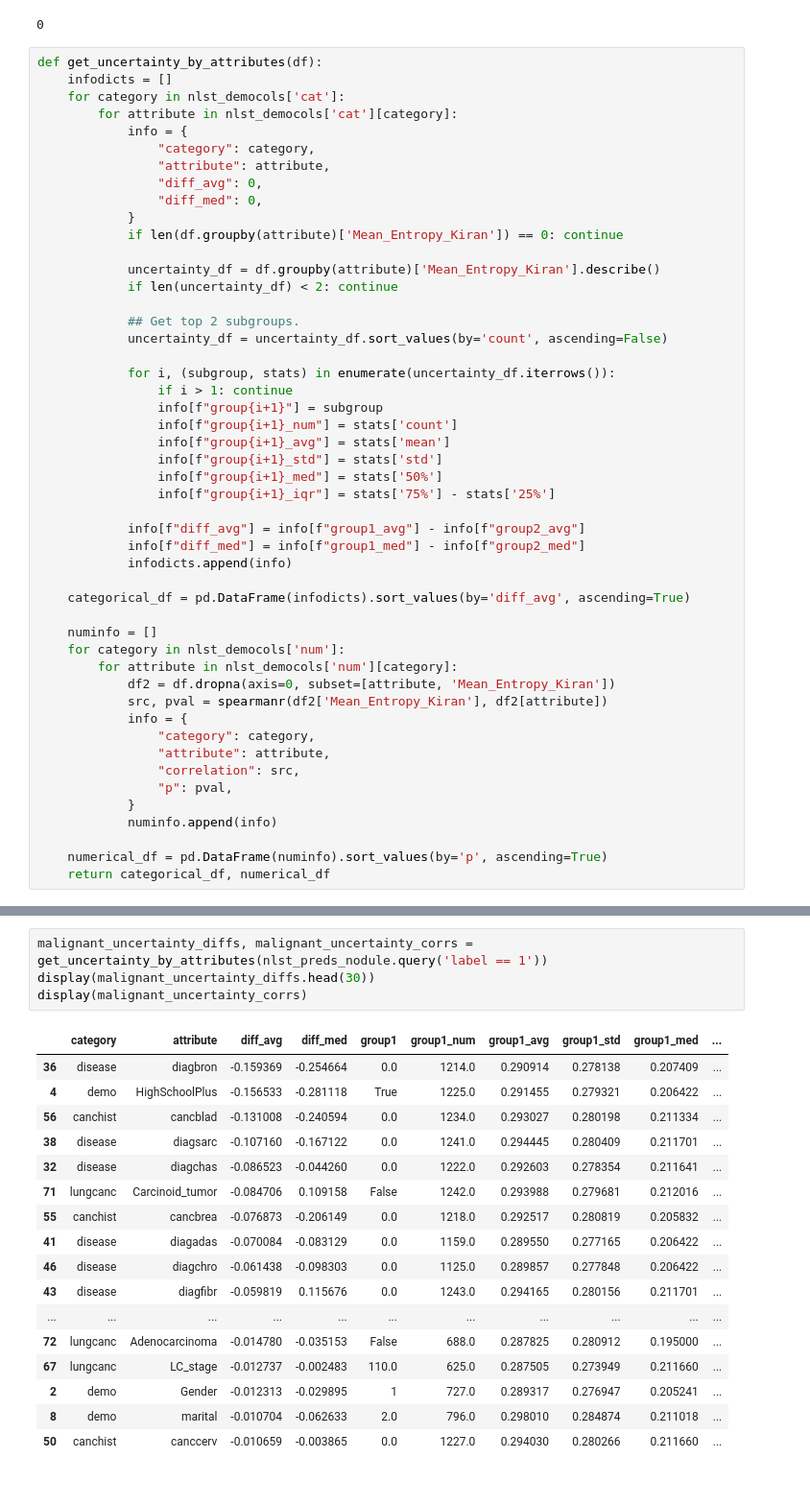
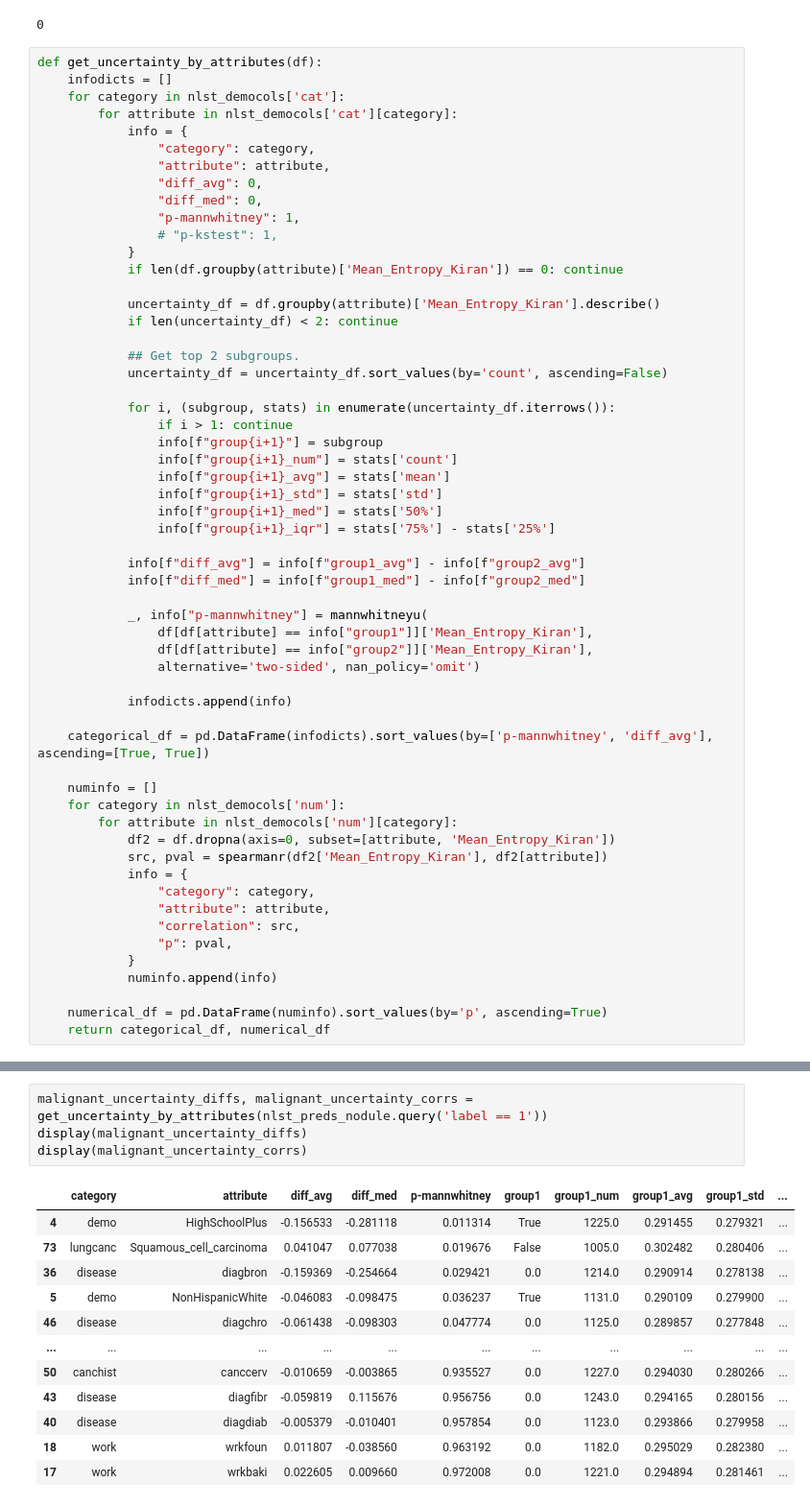
Before and after one commit to DIAGNijmegen/bodyct-lung-malignancy-fairness, a Jupyter notebook: nodule_false_nlst.ipynb, the cells around one changed output, grey strips where cells are left out. Shown at 96% size. Saved outputs shown, nothing was run; the diff lists cells and outputs as text.

Commit message:
mann-whitney u test on entropy distributions

```diff
--- a/nodule_false_nlst.ipynb
+++ b/nodule_false_nlst.ipynb
@@ -721,6 +721,8 @@ def get_uncertainty_by_attributes(df):
                 "attribute": attribute,
                 "diff_avg": 0,
                 "diff_med": 0,
+                "p-mannwhitney": 1,
+                # "p-kstest": 1,
             }
             if len(df.groupby(attribute)['Mean_Entropy_Kiran']) == 0: continue
 
@@ -741,9 +743,15 @@ def get_uncertainty_by_attributes(df):
 
             info[f"diff_avg"] = info[f"group1_avg"] - info[f"group2_avg"]
             info[f"diff_med"] = info[f"group1_med"] - info[f"group2_med"]
+
+            _, info["p-mannwhitney"] = mannwhitneyu(
+                df[df[attribute] == info["group1"]]['Mean_Entropy_Kiran'],
+                df[df[attribute] == info["group2"]]['Mean_Entropy_Kiran'],
+                alternative='two-sided', nan_policy='omit')
+
             infodicts.append(info)
 
-    categorical_df = pd.DataFrame(infodicts).sort_values(by='diff_avg', ascending=True)
+    categorical_df = pd.DataFrame(infodicts).sort_values(by=['p-mannwhitney', 'diff_avg'], ascending=[True, True])
 
     numinfo = []
     for category in nlst_democols['num']:
@@ -836,23 +836,18 @@ display(scan_uncertainty_corrs)
 | 2 | demo | height | -0.000246 | 0.975096 |
 # %%
 malignant_uncertainty_diffs, malignant_uncertainty_corrs = get_uncertainty_by_attributes(nlst_preds_nodule.query('label == 1'))
-display(malignant_uncertainty_diffs.head(30))
+display(malignant_uncertainty_diffs)
 display(malignant_uncertainty_corrs)
 # %% [output]
-|  | category | attribute | diff_avg | diff_med | group1 | group1_num | group1_avg | group1_std | group1_med | ... |
-| 36 | disease | diagbron | -0.159369 | -0.254664 | 0.0 | 1214.0 | 0.290914 | 0.278138 | 0.207409 | ... |
-| 4 | demo | HighSchoolPlus | -0.156533 | -0.281118 | True | 1225.0 | 0.291455 | 0.279321 | 0.206422 | ... |
-| 56 | canchist | cancblad | -0.131008 | -0.240594 | 0.0 | 1234.0 | 0.293027 | 0.280198 | 0.211334 | ... |
-| 38 | disease | diagsarc | -0.107160 | -0.167122 | 0.0 | 1241.0 | 0.294445 | 0.280409 | 0.211701 | ... |
-| 32 | disease | diagchas | -0.086523 | -0.044260 | 0.0 | 1222.0 | 0.292603 | 0.278354 | 0.211641 | ... |
-| 71 | lungcanc | Carcinoid_tumor | -0.084706 | 0.109158 | False | 1242.0 | 0.293988 | 0.279681 | 0.212016 | ... |
-| 55 | canchist | cancbrea | -0.076873 | -0.206149 | 0.0 | 1218.0 | 0.292517 | 0.280819 | 0.205832 | ... |
-| 41 | disease | diagadas | -0.070084 | -0.083129 | 0.0 | 1159.0 | 0.289550 | 0.277165 | 0.206422 | ... |
-| 46 | disease | diagchro | -0.061438 | -0.098303 | 0.0 | 1125.0 | 0.289857 | 0.277848 | 0.206422 | ... |
-| 43 | disease | diagfibr | -0.059819 | 0.115676 | 0.0 | 1243.0 | 0.294165 | 0.280156 | 0.211701 | ... |
+|  | category | attribute | diff_avg | diff_med | p-mannwhitney | group1 | group1_num | group1_avg | group1_std | ... |
+| 4 | demo | HighSchoolPlus | -0.156533 | -0.281118 | 0.011314 | True | 1225.0 | 0.291455 | 0.279321 | ... |
+| 73 | lungcanc | Squamous_cell_carcinoma | 0.041047 | 0.077038 | 0.019676 | False | 1005.0 | 0.302482 | 0.280406 | ... |
+| 36 | disease | diagbron | -0.159369 | -0.254664 | 0.029421 | 0.0 | 1214.0 | 0.290914 | 0.278138 | ... |
+| 5 | demo | NonHispanicWhite | -0.046083 | -0.098475 | 0.036237 | True | 1131.0 | 0.290109 | 0.279900 | ... |
+| 46 | disease | diagchro | -0.061438 | -0.098303 | 0.047774 | 0.0 | 1125.0 | 0.289857 | 0.277848 | ... |
 | ... | ... | ... | ... | ... | ... | ... | ... | ... | ... | ... |
-| 72 | lungcanc | Adenocarcinoma | -0.014780 | -0.035153 | False | 688.0 | 0.287825 | 0.280912 | 0.195000 | ... |
-| 67 | lungcanc | LC_stage | -0.012737 | -0.002483 | 110.0 | 625.0 | 0.287505 | 0.273949 | 0.211660 | ... |
-| 2 | demo | Gender | -0.012313 | -0.029895 | 1 | 727.0 | 0.289317 | 0.276947 | 0.205241 | ... |
-| 8 | demo | marital | -0.010704 | -0.062633 | 2.0 | 796.0 | 0.298010 | 0.284874 | 0.211018 | ... |
-| 50 | canchist | canccerv | -0.010659 | -0.003865 | 0.0 | 1227.0 | 0.294030 | 0.280266 | 0.211660 | ... |
+| 50 | canchist | canccerv | -0.010659 | -0.003865 | 0.935527 | 0.0 | 1227.0 | 0.294030 | 0.280266 | ... |
+| 43 | disease | diagfibr | -0.059819 | 0.115676 | 0.956756 | 0.0 | 1243.0 | 0.294165 | 0.280156 | ... |
+| 40 | disease | diagdiab | -0.005379 | -0.010401 | 0.957854 | 0.0 | 1123.0 | 0.293866 | 0.279958 | ... |
+| 18 | work | wrkfoun | 0.011807 | -0.038560 | 0.963192 | 0.0 | 1182.0 | 0.295029 | 0.282380 | ... |
+| 17 | work | wrkbaki | 0.022605 | 0.009660 | 0.972008 | 0.0 | 1221.0 | 0.294894 | 0.281461 | ... |
```
Also changed, not shown: parts of 15 cells of this notebook.
